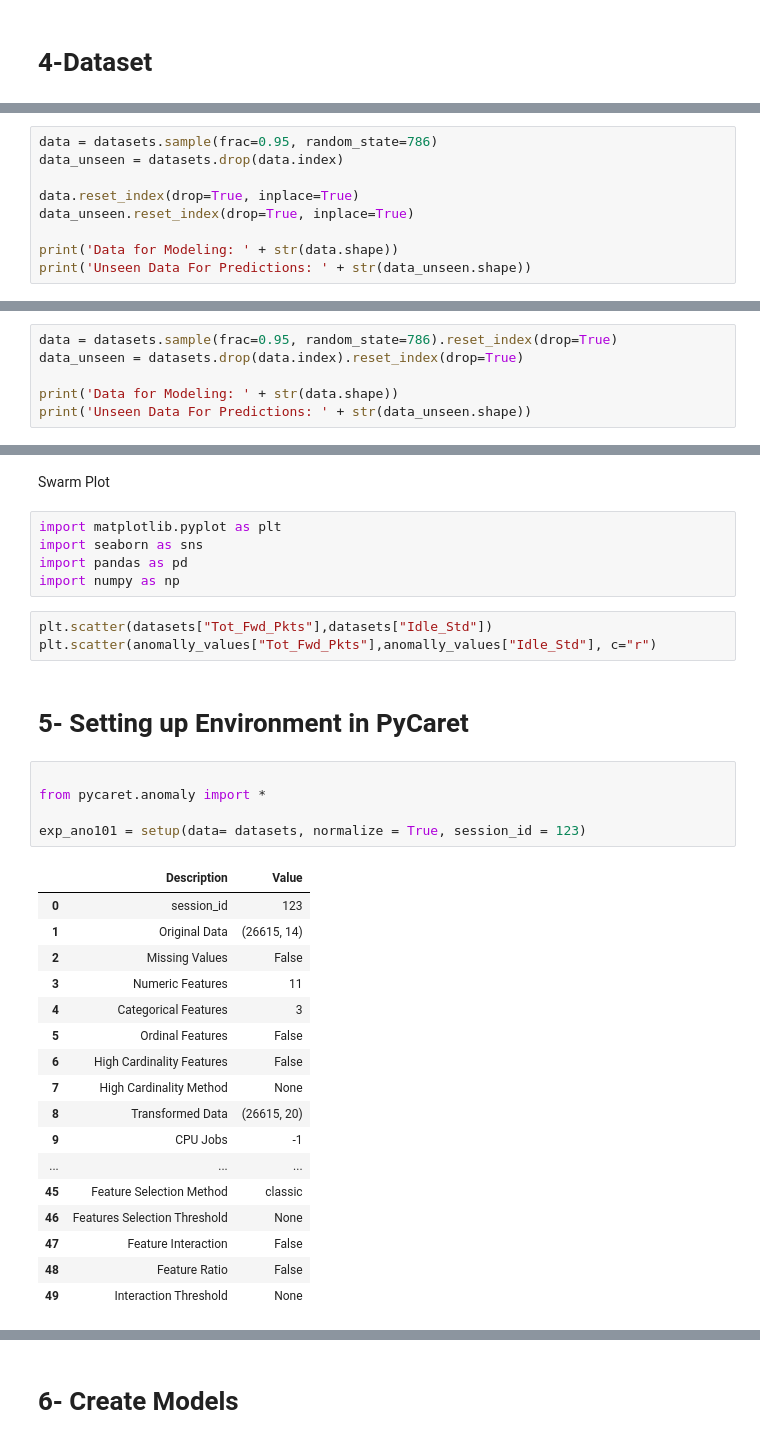
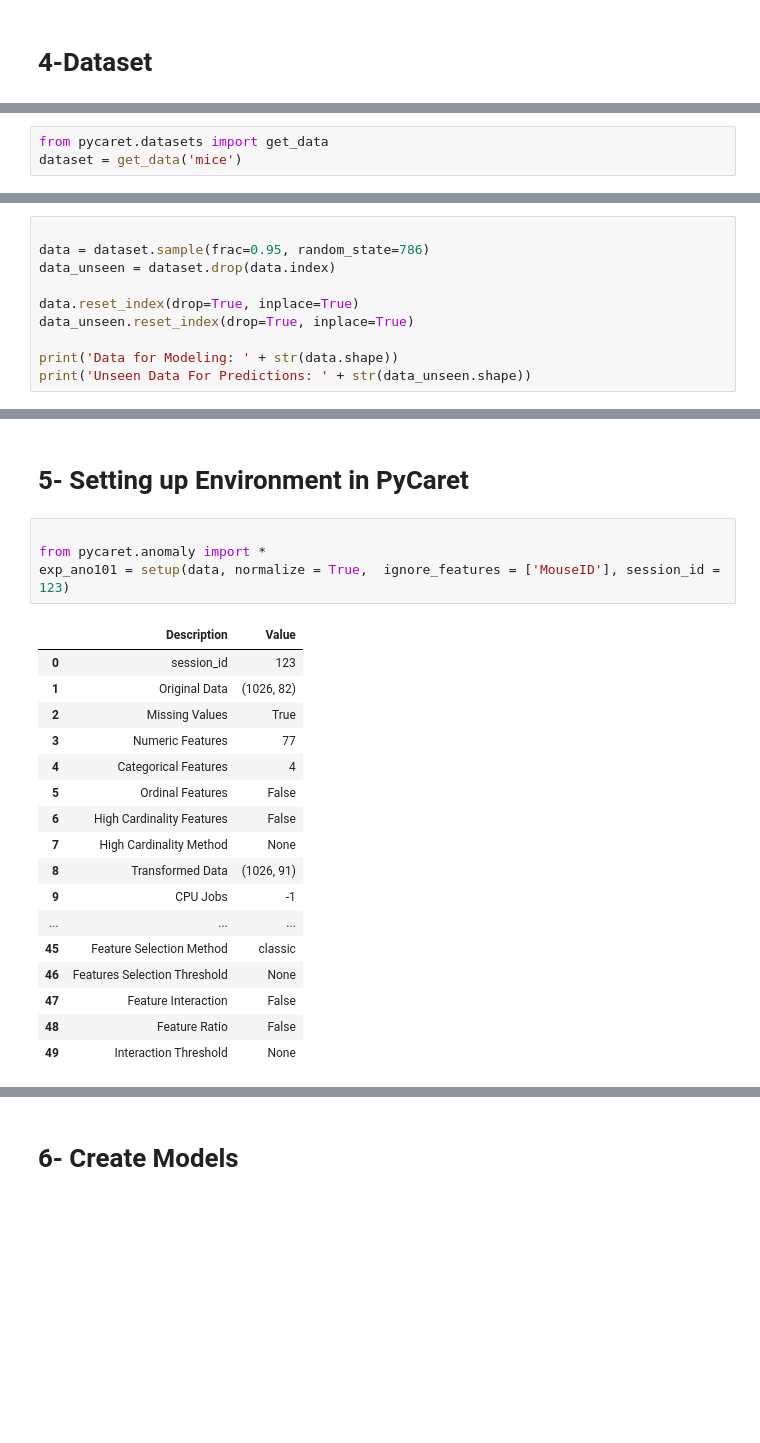
Before and after one commit to dr-mushtaq/Machine-Learning, a Jupyter notebook: Anomaly_Detection_with_PyCaret.ipynb, the cells around one changed output, grey strips where cells are left out. Cells and saved outputs as stored; diff of their text form; blank space fills up the shorter version.

```diff
--- a/Anomaly_Detection_with_PyCaret.ipynb
+++ b/Anomaly_Detection_with_PyCaret.ipynb
@@ -92,2 +90,5 @@ datasets=datasets[['Active_Max', 'Bwd_IAT_Max', 'Bwd_Seg_Size_Avg', 'Fwd_IAT_Max
+# %%
+from pycaret.datasets import get_data
+dataset = get_data('mice')
 # %%
 #check the shape of data
@@ -95,6 +98,7 @@ datasets.shape
 # %%
-data = datasets.sample(frac=0.95, random_state=786)
-data_unseen = datasets.drop(data.index)
+
+data = dataset.sample(frac=0.95, random_state=786)
+data_unseen = dataset.drop(data.index)
 
 data.reset_index(drop=True, inplace=True)
 data_unseen.reset_index(drop=True, inplace=True)
@@ -113,6 +110,0 @@ X_train, X_test, y_train, y_test = train_test_split(X, y, test_size=0.30, random
-# %%
-data = datasets.sample(frac=0.95, random_state=786).reset_index(drop=True)
-data_unseen = datasets.drop(data.index).reset_index(drop=True)
-
-print('Data for Modeling: ' + str(data.shape))
-print('Unseen Data For Predictions: ' + str(data_unseen.shape))
@@ -131,31 +111,20 @@ print(anomally_values)
-# %% [markdown]
-Swarm Plot
-# %%
-import matplotlib.pyplot as plt
-import seaborn as sns
-import pandas as pd
-import numpy as np
-# %%
-plt.scatter(datasets["Tot_Fwd_Pkts"],datasets["Idle_Std"])
-plt.scatter(anomally_values["Tot_Fwd_Pkts"],anomally_values["Idle_Std"], c="r")
 # %% [markdown]
 # **5- Setting up Environment in PyCaret**
 # %%
 
 from pycaret.anomaly import *
-
-exp_ano101 = setup(data= datasets, normalize = True, session_id = 123)
+exp_ano101 = setup(data, normalize = True,  ignore_features = ['MouseID'], session_id = 123)
 # %% [output]
 |  | Description | Value |
 | 0 | session_id | 123 |
-| 1 | Original Data | (26615, 14) |
-| 2 | Missing Values | False |
-| 3 | Numeric Features | 11 |
-| 4 | Categorical Features | 3 |
+| 1 | Original Data | (1026, 82) |
+| 2 | Missing Values | True |
+| 3 | Numeric Features | 77 |
+| 4 | Categorical Features | 4 |
 | 5 | Ordinal Features | False |
 | 6 | High Cardinality Features | False |
 | 7 | High Cardinality Method | None |
-| 8 | Transformed Data | (26615, 20) |
+| 8 | Transformed Data | (1026, 91) |
 | 9 | CPU Jobs | -1 |
 | ... | ... | ... |
 | 45 | Feature Selection Method | classic |
```
Also changed, not shown: parts of 34 cells of this notebook.
